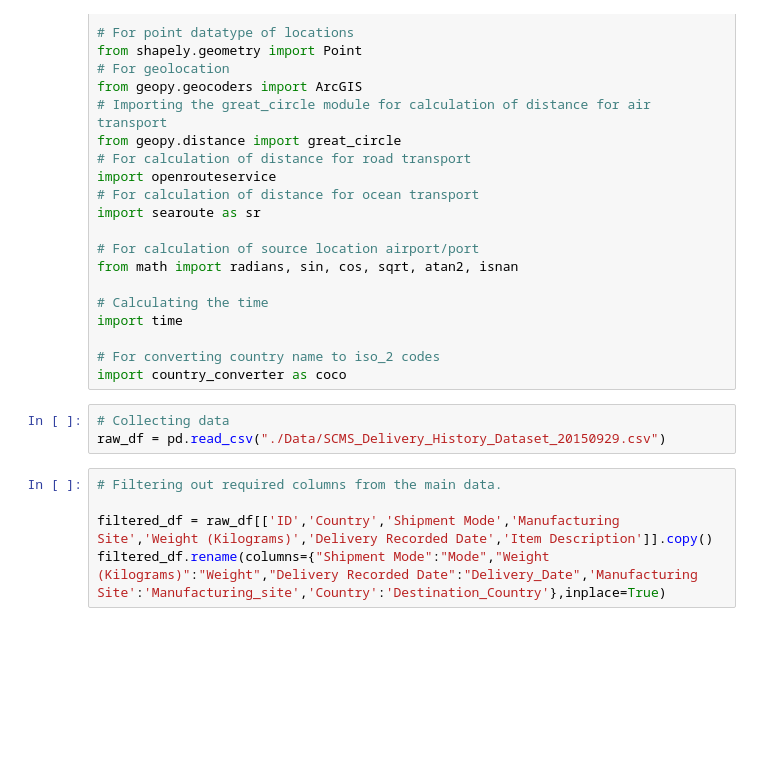
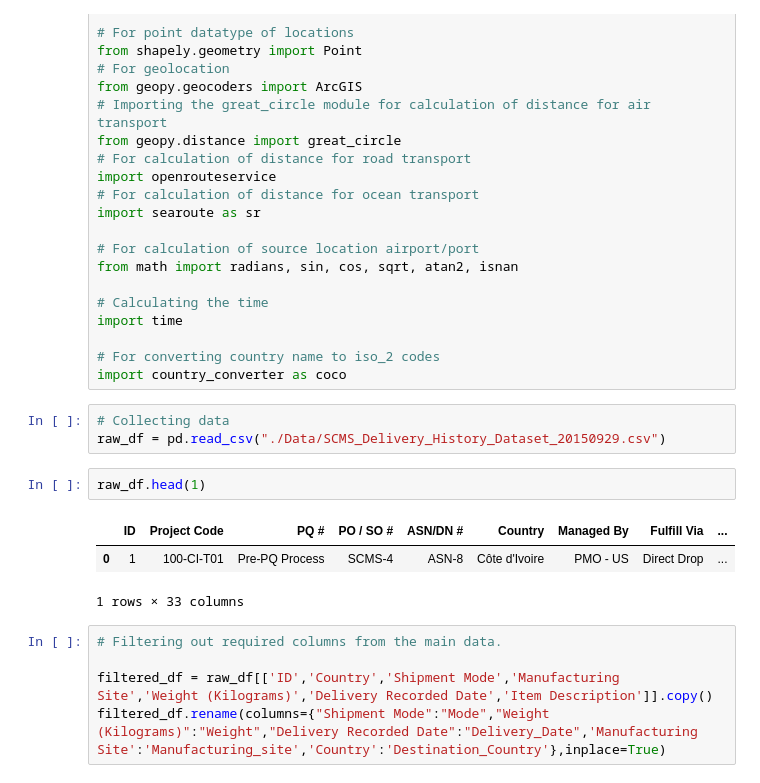
Before and after one commit to nakulBageja/Pharma-Scope-3, a Jupyter notebook: Scope_3.ipynb, the cells around one changed output. Saved outputs shown, nothing was run; the diff lists cells and outputs as text; blank space fills up the shorter version.

```diff
--- a/Scope_3.ipynb
+++ b/Scope_3.ipynb
@@ -50,6 +50,12 @@ import country_converter as coco
 # %%
 # Collecting data
 raw_df = pd.read_csv("./Data/SCMS_Delivery_History_Dataset_20150929.csv")
+# %%
+raw_df.head(1)
+# %% [output]
+|  | ID | Project Code | PQ # | PO / SO # | ASN/DN # | Country | Managed By | Fulfill Via | ... |
+| 0 | 1 | 100-CI-T01 | Pre-PQ Process | SCMS-4 | ASN-8 | Côte d'Ivoire | PMO - US | Direct Drop | ... |
+1 rows × 33 columns
 # %%
 # Filtering out required columns from the main data.
 
```
Also changed, not shown: 1 other file.
